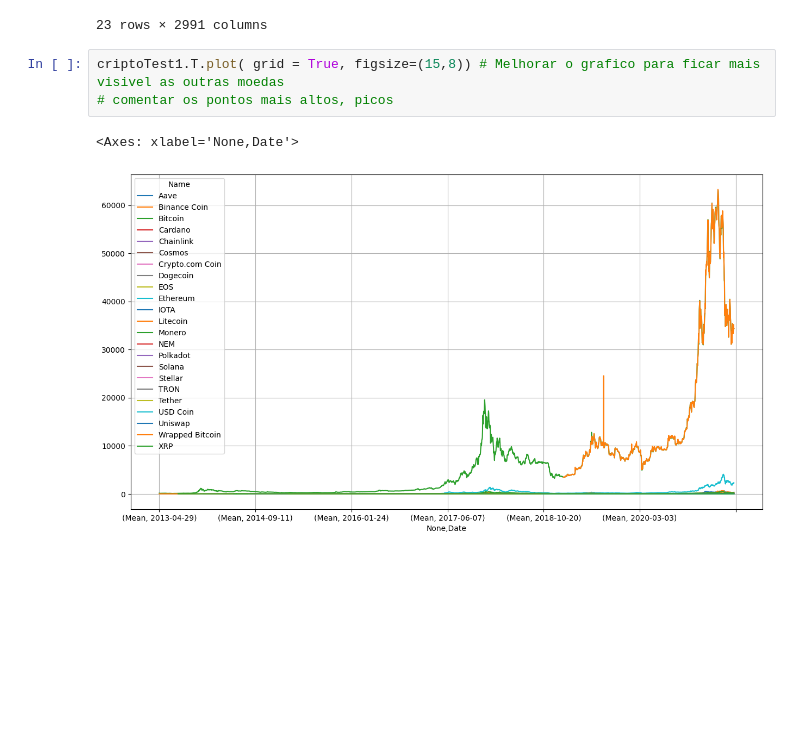
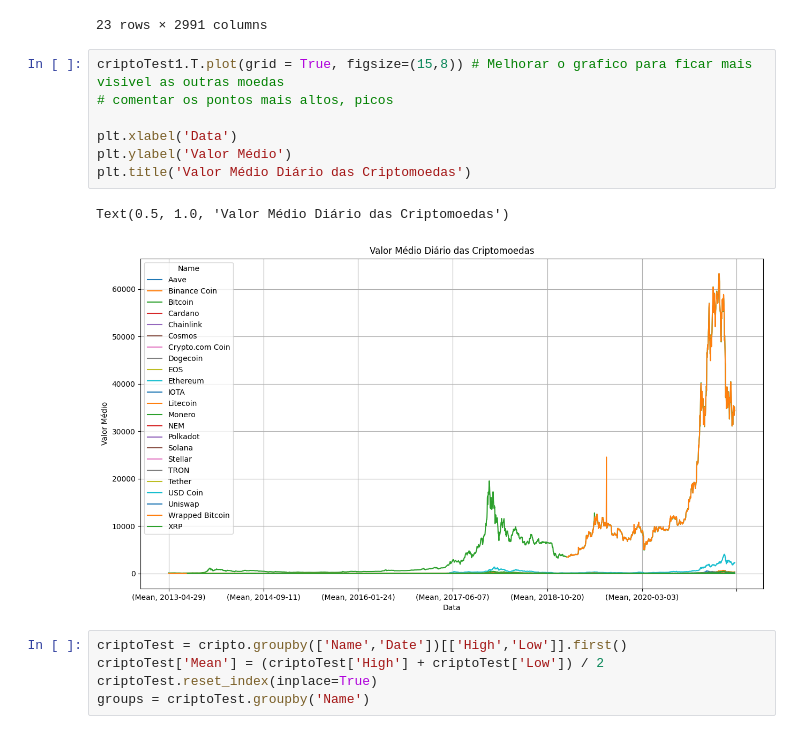
Before and after one commit to NewKanvas/M5-Projeto-5, a Jupyter notebook: analise.ipynb, the cells around one changed output. Drawn from its saved outputs; the diff is of its cells as text; blank space fills up the shorter version.

Commit message:
Tentando Remover o Mean do Grafico

```diff
--- a/analise.ipynb
+++ b/analise.ipynb
@@ -151,8 +136,17 @@ criptoTest1
 | XRP | NaN | NaN | NaN | NaN | NaN | NaN | NaN | NaN | ... |
 23 rows × 2991 columns
 # %%
-criptoTest1.T.plot( grid = True, figsize=(15,8)) # Melhorar o grafico para ficar mais visivel as outras moedas
+criptoTest1.T.plot(grid = True, figsize=(15,8)) # Melhorar o grafico para ficar mais visivel as outras moedas
 # comentar os pontos mais altos, picos
+
+plt.xlabel('Data')
+plt.ylabel('Valor Médio')
+plt.title('Valor Médio Diário das Criptomoedas')
 # %% [output]
-<Axes: xlabel='None,Date'>
+Text(0.5, 1.0, 'Valor Médio Diário das Criptomoedas')
-[figure, old version]
+[figure, new version]
+# %%
+criptoTest = cripto.groupby(['Name','Date'])[['High','Low']].first()
+criptoTest['Mean'] = (criptoTest['High'] + criptoTest['Low']) / 2
+criptoTest.reset_index(inplace=True)
+groups = criptoTest.groupby('Name')
```
Also changed, not shown: parts of 5 cells of this notebook.
